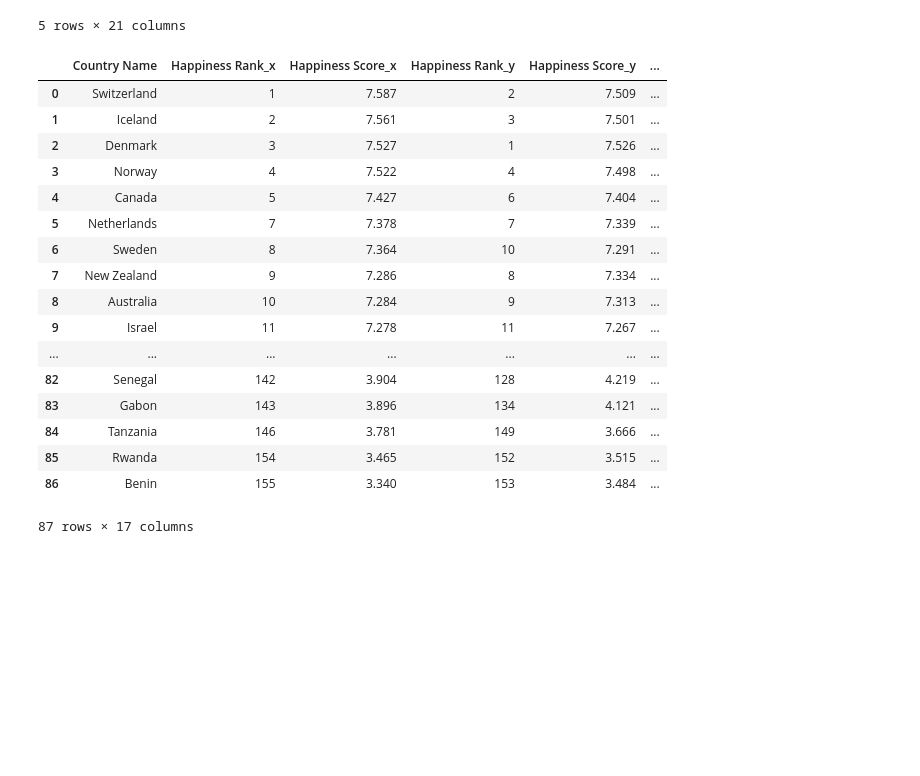
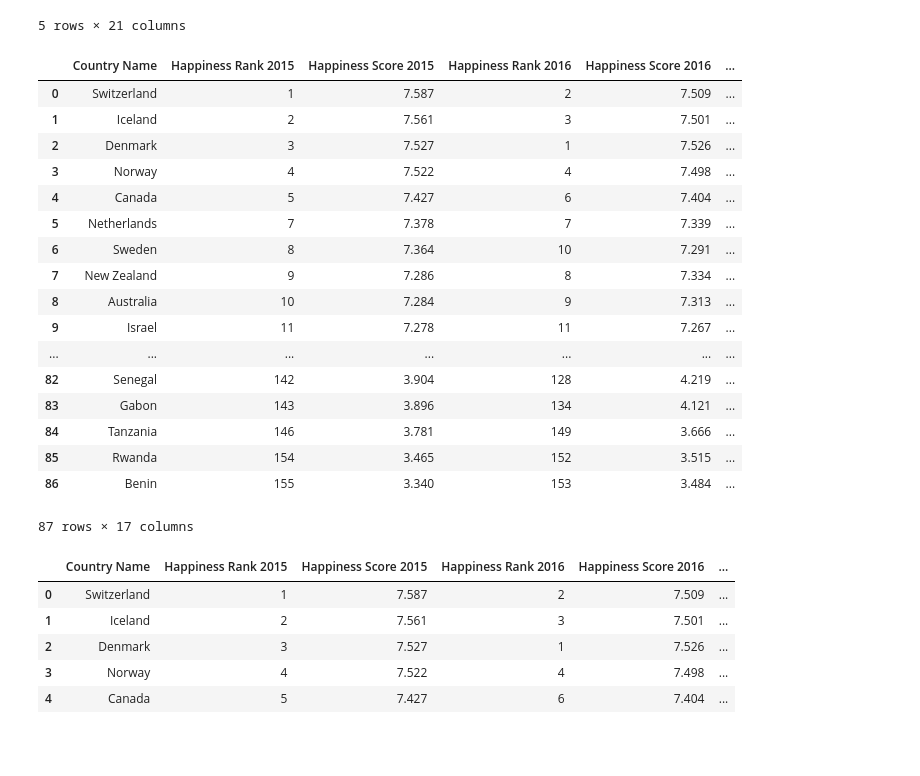
Before and after one commit to vietti09/branch_test, a Jupyter notebook: GDP.ipynb, the cells around one changed output. Cells and saved outputs as stored; diff of their text form; code cells hidden in the pictures; blank space fills up the shorter version.

```diff
--- a/GDP.ipynb
+++ b/GDP.ipynb
@@ -237,28 +237,36 @@ happiness = happiness.drop('Attribute', 1)
 # %%
 happiness = happiness.drop('Unnamed: 0_x',1)
 # %%
-happiness = happiness.rename(columns={"Happiness Rank_x":"Happiness Rank 2015"})
+happiness = happiness.rename(columns={"Happiness Rank_x":"Happiness Rank 2015", "Happiness Rank_y":"Happiness Rank 2016", "Happiness Score_x":"Happiness Score 2015", "Happiness Score_y":"Happiness Score 2016"})
+happiness
+# %% [output]
+|  | Country Name | Happiness Rank 2015 | Happiness Score 2015 | Happiness Rank 2016 | Happiness Score 2016 | ... |
+| 0 | Switzerland | 1 | 7.587 | 2 | 7.509 | ... |
+| 1 | Iceland | 2 | 7.561 | 3 | 7.501 | ... |
+| 2 | Denmark | 3 | 7.527 | 1 | 7.526 | ... |
+| 3 | Norway | 4 | 7.522 | 4 | 7.498 | ... |
+| 4 | Canada | 5 | 7.427 | 6 | 7.404 | ... |
+| 5 | Netherlands | 7 | 7.378 | 7 | 7.339 | ... |
+| 6 | Sweden | 8 | 7.364 | 10 | 7.291 | ... |
+| 7 | New Zealand | 9 | 7.286 | 8 | 7.334 | ... |
+| 8 | Australia | 10 | 7.284 | 9 | 7.313 | ... |
+| 9 | Israel | 11 | 7.278 | 11 | 7.267 | ... |
+| ... | ... | ... | ... | ... | ... | ... |
+| 82 | Senegal | 142 | 3.904 | 128 | 4.219 | ... |
+| 83 | Gabon | 143 | 3.896 | 134 | 4.121 | ... |
+| 84 | Tanzania | 146 | 3.781 | 149 | 3.666 | ... |
+| 85 | Rwanda | 154 | 3.465 | 152 | 3.515 | ... |
+| 86 | Benin | 155 | 3.340 | 153 | 3.484 | ... |
+87 rows × 17 columns
 # %%
-happiness
+happiness.head()
 # %% [output]
-|  | Country Name | Happiness Rank_x | Happiness Score_x | Happiness Rank_y | Happiness Score_y | ... |
+|  | Country Name | Happiness Rank 2015 | Happiness Score 2015 | Happiness Rank 2016 | Happiness Score 2016 | ... |
 | 0 | Switzerland | 1 | 7.587 | 2 | 7.509 | ... |
 | 1 | Iceland | 2 | 7.561 | 3 | 7.501 | ... |
 | 2 | Denmark | 3 | 7.527 | 1 | 7.526 | ... |
 | 3 | Norway | 4 | 7.522 | 4 | 7.498 | ... |
 | 4 | Canada | 5 | 7.427 | 6 | 7.404 | ... |
-| 5 | Netherlands | 7 | 7.378 | 7 | 7.339 | ... |
-| 6 | Sweden | 8 | 7.364 | 10 | 7.291 | ... |
-| 7 | New Zealand | 9 | 7.286 | 8 | 7.334 | ... |
-| 8 | Australia | 10 | 7.284 | 9 | 7.313 | ... |
-| 9 | Israel | 11 | 7.278 | 11 | 7.267 | ... |
-| ... | ... | ... | ... | ... | ... | ... |
-| 82 | Senegal | 142 | 3.904 | 128 | 4.219 | ... |
-| 83 | Gabon | 143 | 3.896 | 134 | 4.121 | ... |
-| 84 | Tanzania | 146 | 3.781 | 149 | 3.666 | ... |
-| 85 | Rwanda | 154 | 3.465 | 152 | 3.515 | ... |
-| 86 | Benin | 155 | 3.340 | 153 | 3.484 | ... |
-87 rows × 17 columns
 # %%
 happiness.to_csv('happiness.csv')
 # %% [markdown]
```
